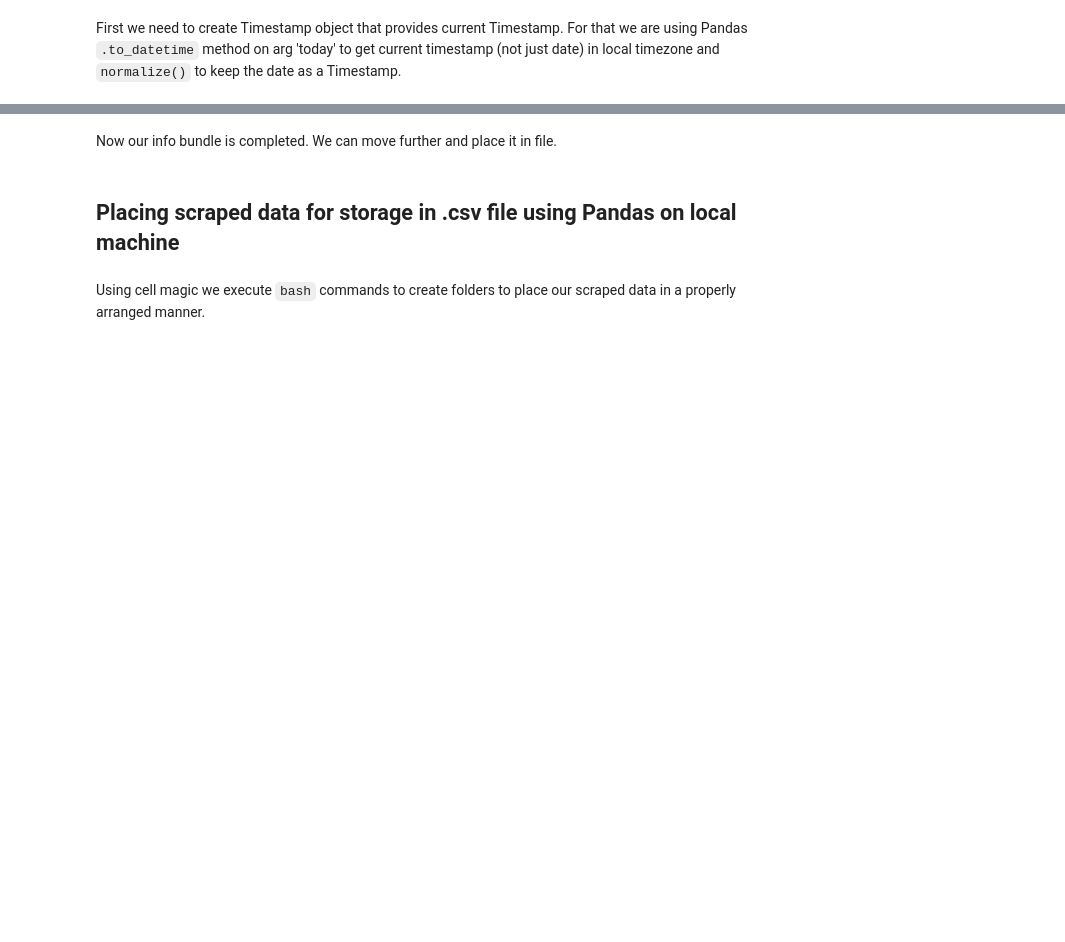
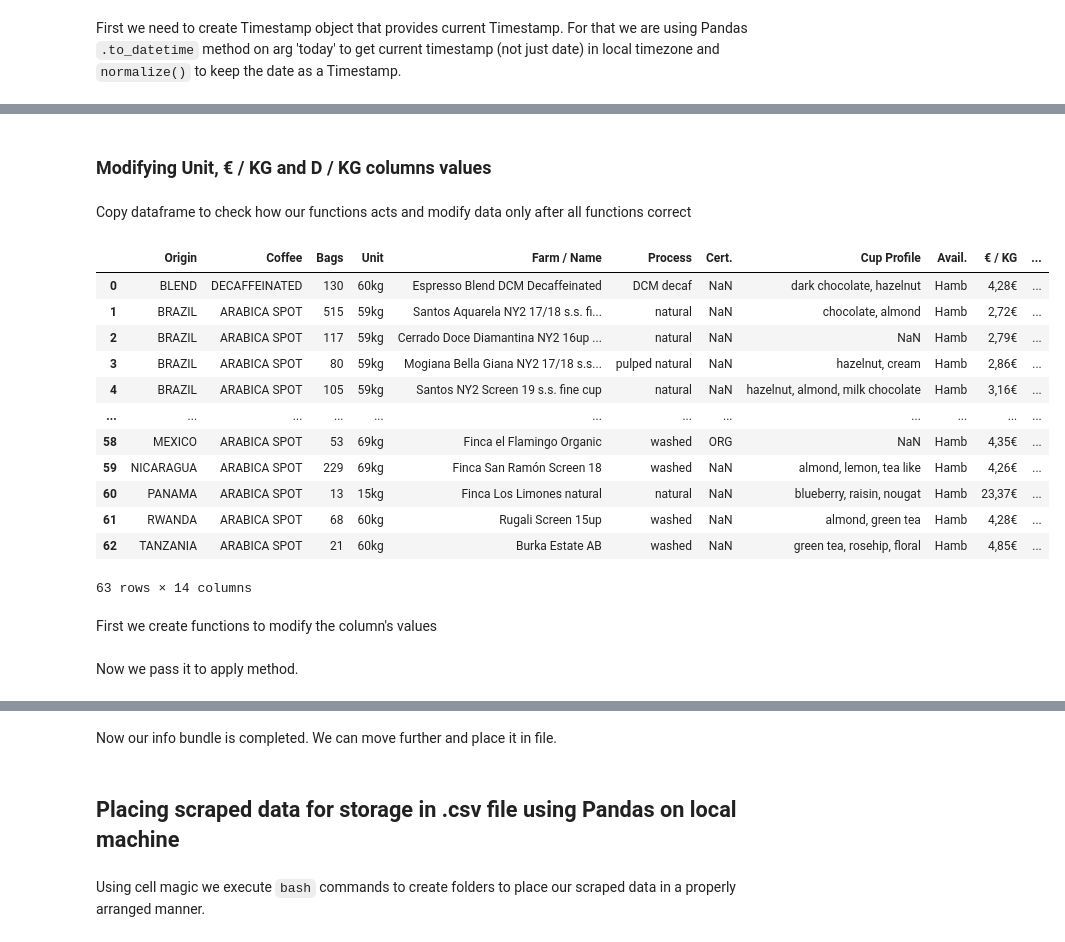
Before and after one commit to yana-d/green-bean-price-tracker, a Jupyter notebook: green-bean-price-tracker.ipynb, the cells around one changed output, grey strips where cells are left out. Drawn from its saved outputs; the diff is of its cells as text; code cells hidden in the pictures; blank space fills up the shorter version.

Commit message:
Notebook. Edit columns values before storage

```diff
--- a/green-bean-price-tracker.ipynb
+++ b/green-bean-price-tracker.ipynb
@@ -276,0 +269,23 @@ offer_list_rehm
+# %% [markdown]
+### Modifying Unit, € / KG and D / KG columns values
+# %% [markdown]
+Copy dataframe to check how our functions acts and modify data only after all functions correct
+# %%
+df_copy_offer_list_rehm = offer_list_rehm.copy(deep=True)
+df_copy_offer_list_rehm
+# %% [output]
+|  | Origin | Coffee | Bags | Unit | Farm / Name | Process | Cert. | Cup Profile | Avail. | € / KG | ... |
+| 0 | BLEND | DECAFFEINATED | 130 | 60kg | Espresso Blend DCM Decaffeinated | DCM decaf | NaN | dark chocolate, hazelnut | Hamb | 4,28€ | ... |
+| 1 | BRAZIL | ARABICA SPOT | 515 | 59kg | Santos Aquarela NY2 17/18 s.s. fi... | natural | NaN | chocolate, almond | Hamb | 2,72€ | ... |
+| 2 | BRAZIL | ARABICA SPOT | 117 | 59kg | Cerrado Doce Diamantina NY2 16up ... | natural | NaN | NaN | Hamb | 2,79€ | ... |
+| 3 | BRAZIL | ARABICA SPOT | 80 | 59kg | Mogiana Bella Giana NY2 17/18 s.s... | pulped natural | NaN | hazelnut, cream | Hamb | 2,86€ | ... |
+| 4 | BRAZIL | ARABICA SPOT | 105 | 59kg | Santos NY2 Screen 19 s.s. fine cup | natural | NaN | hazelnut, almond, milk chocolate | Hamb | 3,16€ | ... |
+| ... | ... | ... | ... | ... | ... | ... | ... | ... | ... | ... | ... |
+| 58 | MEXICO | ARABICA SPOT | 53 | 69kg | Finca el Flamingo Organic | washed | ORG | NaN | Hamb | 4,35€ | ... |
+| 59 | NICARAGUA | ARABICA SPOT | 229 | 69kg | Finca San Ramón Screen 18 | washed | NaN | almond, lemon, tea like | Hamb | 4,26€ | ... |
+| 60 | PANAMA | ARABICA SPOT | 13 | 15kg | Finca Los Limones natural | natural | NaN | blueberry, raisin, nougat | Hamb | 23,37€ | ... |
+| 61 | RWANDA | ARABICA SPOT | 68 | 60kg | Rugali Screen 15up | washed | NaN | almond, green tea | Hamb | 4,28€ | ... |
+| 62 | TANZANIA | ARABICA SPOT | 21 | 60kg | Burka Estate AB | washed | NaN | green tea, rosehip, floral | Hamb | 4,85€ | ... |
+63 rows × 14 columns
+# %% [markdown]
+First we create functions to modify the column's values
@@ -276,0 +304,2 @@ offer_list_rehm
+# %% [markdown]
+Now we pass it to apply method.
```
Also changed, not shown: parts of 31 cells of this notebook, 1 other file.
